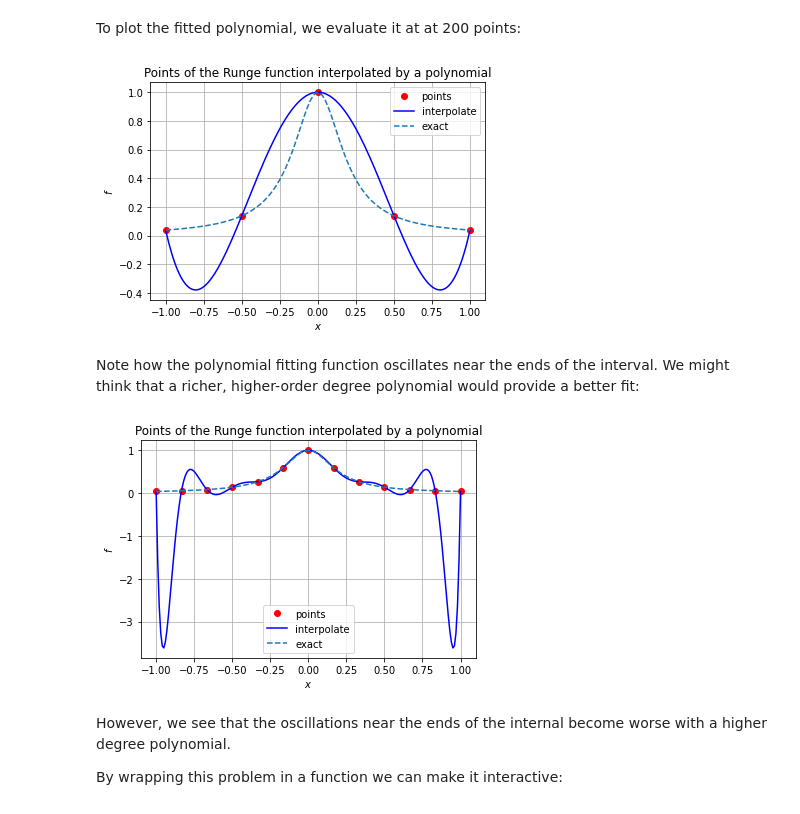
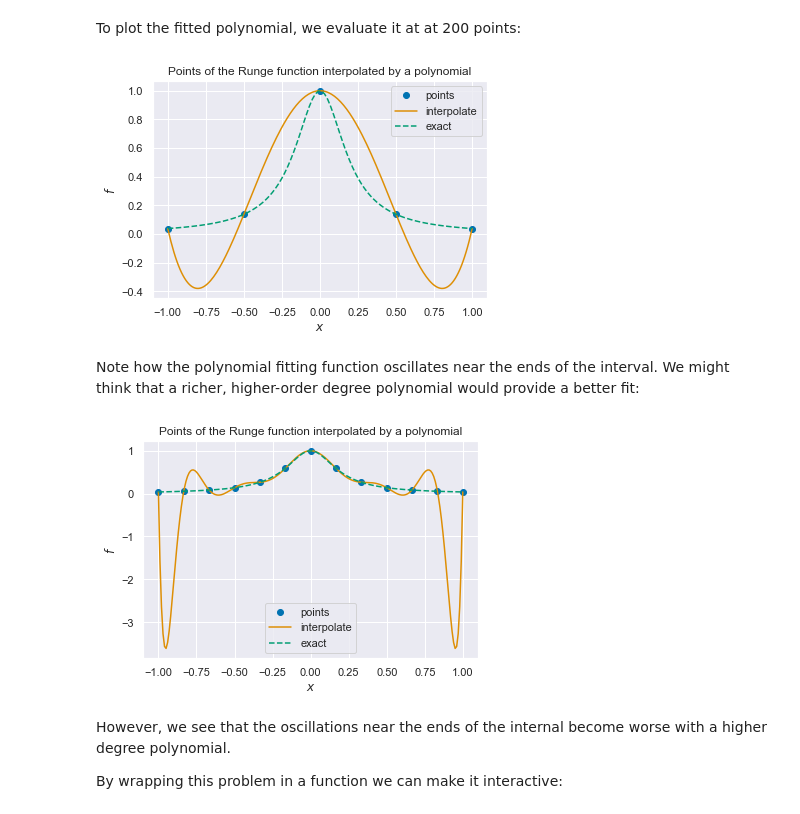
Before and after one commit to garth-wells/notebooks-3M1, a Jupyter notebook: 02-LeastSquares.ipynb, the cells around one changed output. Cells and saved outputs as stored; diff of their text form; code cells hidden in the pictures.

Commit message:
Use accessible colours

```diff
--- a/02-LeastSquares.ipynb
+++ b/02-LeastSquares.ipynb
@@ -26,4 +26,14 @@ $$
 y = \frac{1}{1 + 25 x^{2}}
 $$
 on the interval $[-1, 1]$:
+# %%
+%matplotlib inline
+import matplotlib.pyplot as plt
+
+# Use seaborn to style the plots and use accessible colors
+import seaborn as sns
+sns.set()
+sns.set_palette("colorblind")
+
+import numpy as np
 # %%
@@ -111,35 +117,33 @@ y_fit = p(x_fit)
 plt.xlabel('$x$')
 plt.ylabel('$f$')
 plt.title('Points of the Runge function interpolated by a polynomial')
-plot = plt.plot(x_p, y_p, 'ro', label='points')
-plot = plt.plot(x_fit, y_fit,'b-', label='interpolate')
+plot = plt.plot(x_p, y_p, 'o', label='points')
+plot = plt.plot(x_fit, y_fit,'-', label='interpolate')
 plot = plt.plot(x, runge(x), '--', label='exact')
-plt.grid();
 plt.legend();
 # %% [output]
-[figure, old version]
+[figure, new version]
 # %% [markdown]
 Note how the polynomial fitting function oscillates near the ends of the interval. We might think that a richer, higher-order degree polynomial would provide a better fit:
 # %%
 n_p = 13
 x_p = np.linspace(-1, 1, n_p)
 A = np.vander(x_p, n_p)
 y_p = runge(x_p)
 c = np.linalg.solve(A, y_p)
 p = np.poly1d(c)
 y_fit = p(x_fit)
 
 # Plot the interpolating polynomial and the sample points
 plt.xlabel('$x$')
 plt.ylabel('$f$')
 plt.title('Points of the Runge function interpolated by a polynomial')
-plot = plt.plot(x_p, y_p, 'ro', label='points')
-plot = plt.plot(x_fit, y_fit,'b-', label='interpolate')
+plot = plt.plot(x_p, y_p, 'o', label='points')
+plot = plt.plot(x_fit, y_fit,'-', label='interpolate')
 plot = plt.plot(x, runge(x), '--', label='exact')
-plt.grid()
 plt.legend();
 # %% [output]
-[figure, old version]
+[figure, new version]
 # %% [markdown]
 However, we see that the oscillations near the ends of the internal become worse with a higher degree polynomial.
 
```
Also changed, not shown: parts of 9 cells of this notebook.
